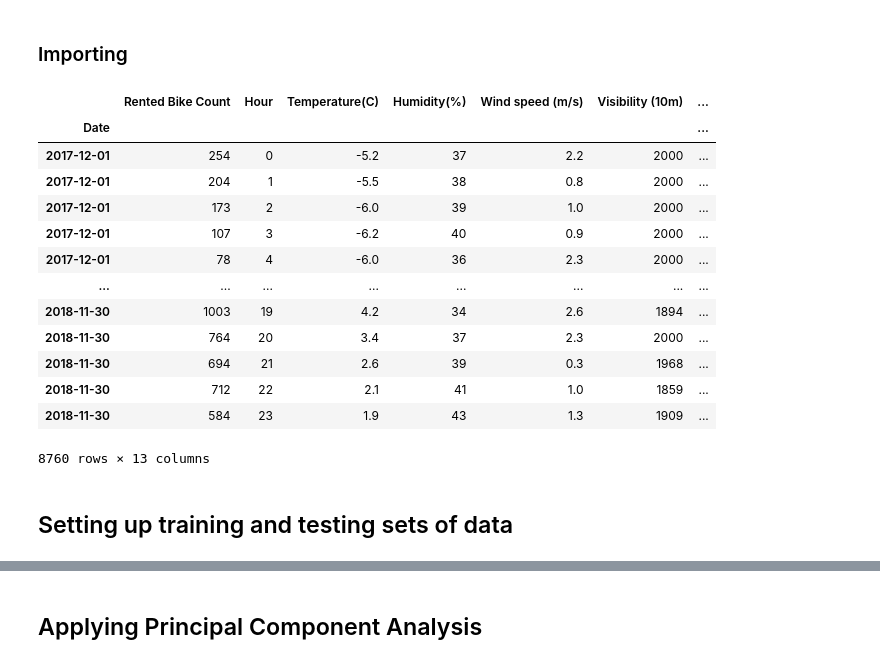
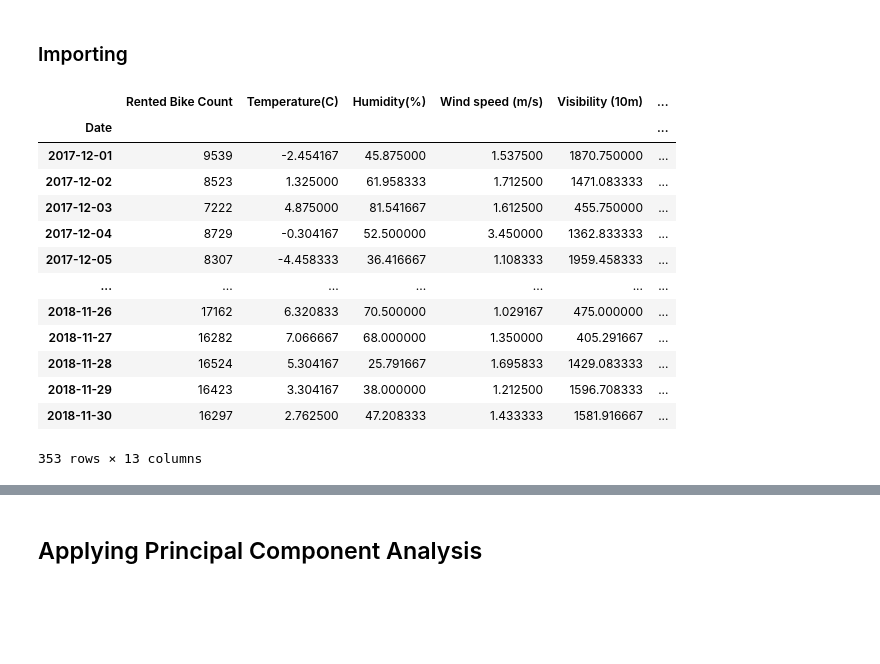
Before and after one commit to byron-W/Bike-Rental-Model, a Jupyter notebook: code/PCA.ipynb, the cells around one changed output, grey strips where cells are left out. Cells and saved outputs as stored; diff of their text form; code cells hidden in the pictures; blank space fills up the shorter version.

```diff
--- a/code/PCA.ipynb
+++ b/code/PCA.ipynb
@@ -16,44 +1,42 @@ I'll try to dumb it down as much as I can but for the most part:
 # %% [markdown]
 ### Importing
 # %%
+import sys
+sys.dont_write_bytecode = True
+
+# uncomment load_ext line when you initially use the file, after you can comment to get rid of the warning that'll show up
+# %load_ext autoreload
+%autoreload 2
+
 import pandas as pd
 import numpy as np
 import matplotlib.pyplot as plt
 import seaborn as sns
+from data_processing import prepData, transformData
+from sklearn.model_selection import train_test_split, KFold, cross_val_score
+from sklearn.metrics import mean_squared_error, r2_score # for finding r2 and MSE
 from IPython.display import clear_output
 
-from sklearn.model_selection import train_test_split # for training a model
-from sklearn.metrics import mean_squared_error, r2_score # for finding r2 and MSE
+path = '../data/bike.csv'
+df = pd.read_csv(path, encoding_errors='ignore', parse_dates=['Date'], dayfirst=True)
+pd.set_option('display.max_columns', None) # lets you scroll if your monitor isn't wide enough
 
-path = '../data/bike.csv'
-df = pd.read_csv(path, encoding_errors='ignore', parse_dates=['Date'], index_col='Date')
-pd.set_option('display.max_columns', None) # lets you scroll if your monitor isn't wide enough+
+df = prepData(df)
+display(df)
 
-# Dropping features
-df = df.drop(['Dew point temperature(C)', 'Holiday'], axis = 1)
-
-# Converting Functioning Day to boolean
-df['Functioning Day'] = df['Functioning Day'].apply(lambda x: x == 'Yes' or x is True)
-
-# One-hot Encoding Seasons
-df = pd.get_dummies(df, columns=['Seasons'], drop_first=True, prefix='', prefix_sep='')
-
-# Converting booleans to integers
-df = df.astype({col: int for col in df.select_dtypes('bool').columns})
-
-display(df)
+cv = KFold(n_splits=5, shuffle=True, random_state=1) # for cross validation
 # %% [output]
-|  | Rented Bike Count | Hour | Temperature(C) | Humidity(%) | Wind speed (m/s) | Visibility (10m) | ... |
-| Date |  |  |  |  |  |  | ... |
-| 2017-12-01 | 254 | 0 | -5.2 | 37 | 2.2 | 2000 | ... |
-| 2017-12-01 | 204 | 1 | -5.5 | 38 | 0.8 | 2000 | ... |
-| 2017-12-01 | 173 | 2 | -6.0 | 39 | 1.0 | 2000 | ... |
-| 2017-12-01 | 107 | 3 | -6.2 | 40 | 0.9 | 2000 | ... |
-| 2017-12-01 | 78 | 4 | -6.0 | 36 | 2.3 | 2000 | ... |
-| ... | ... | ... | ... | ... | ... | ... | ... |
-| 2018-11-30 | 1003 | 19 | 4.2 | 34 | 2.6 | 1894 | ... |
-| 2018-11-30 | 764 | 20 | 3.4 | 37 | 2.3 | 2000 | ... |
-| 2018-11-30 | 694 | 21 | 2.6 | 39 | 0.3 | 1968 | ... |
-| 2018-11-30 | 712 | 22 | 2.1 | 41 | 1.0 | 1859 | ... |
-| 2018-11-30 | 584 | 23 | 1.9 | 43 | 1.3 | 1909 | ... |
+|  | Rented Bike Count | Temperature(C) | Humidity(%) | Wind speed (m/s) | Visibility (10m) | ... |
+| Date |  |  |  |  |  | ... |
+| 2017-12-01 | 9539 | -2.454167 | 45.875000 | 1.537500 | 1870.750000 | ... |
+| 2017-12-02 | 8523 | 1.325000 | 61.958333 | 1.712500 | 1471.083333 | ... |
+| 2017-12-03 | 7222 | 4.875000 | 81.541667 | 1.612500 | 455.750000 | ... |
+| 2017-12-04 | 8729 | -0.304167 | 52.500000 | 3.450000 | 1362.833333 | ... |
+| 2017-12-05 | 8307 | -4.458333 | 36.416667 | 1.108333 | 1959.458333 | ... |
+| ... | ... | ... | ... | ... | ... | ... |
+| 2018-11-26 | 17162 | 6.320833 | 70.500000 | 1.029167 | 475.000000 | ... |
+| 2018-11-27 | 16282 | 7.066667 | 68.000000 | 1.350000 | 405.291667 | ... |
+| 2018-11-28 | 16524 | 5.304167 | 25.791667 | 1.695833 | 1429.083333 | ... |
+| 2018-11-29 | 16423 | 3.304167 | 38.000000 | 1.212500 | 1596.708333 | ... |
+| 2018-11-30 | 16297 | 2.762500 | 47.208333 | 1.433333 | 1581.916667 | ... |
-8760 rows × 13 columns
+353 rows × 13 columns
@@ -109,2 +42,0 @@ X_test = pd.concat([scaled_x_test, no_scale_test], axis=1).to_numpy()
-# %% [markdown]
-## Setting up training and testing sets of data
```
Also changed, not shown: parts of 15 cells of this notebook, 31 other files.
